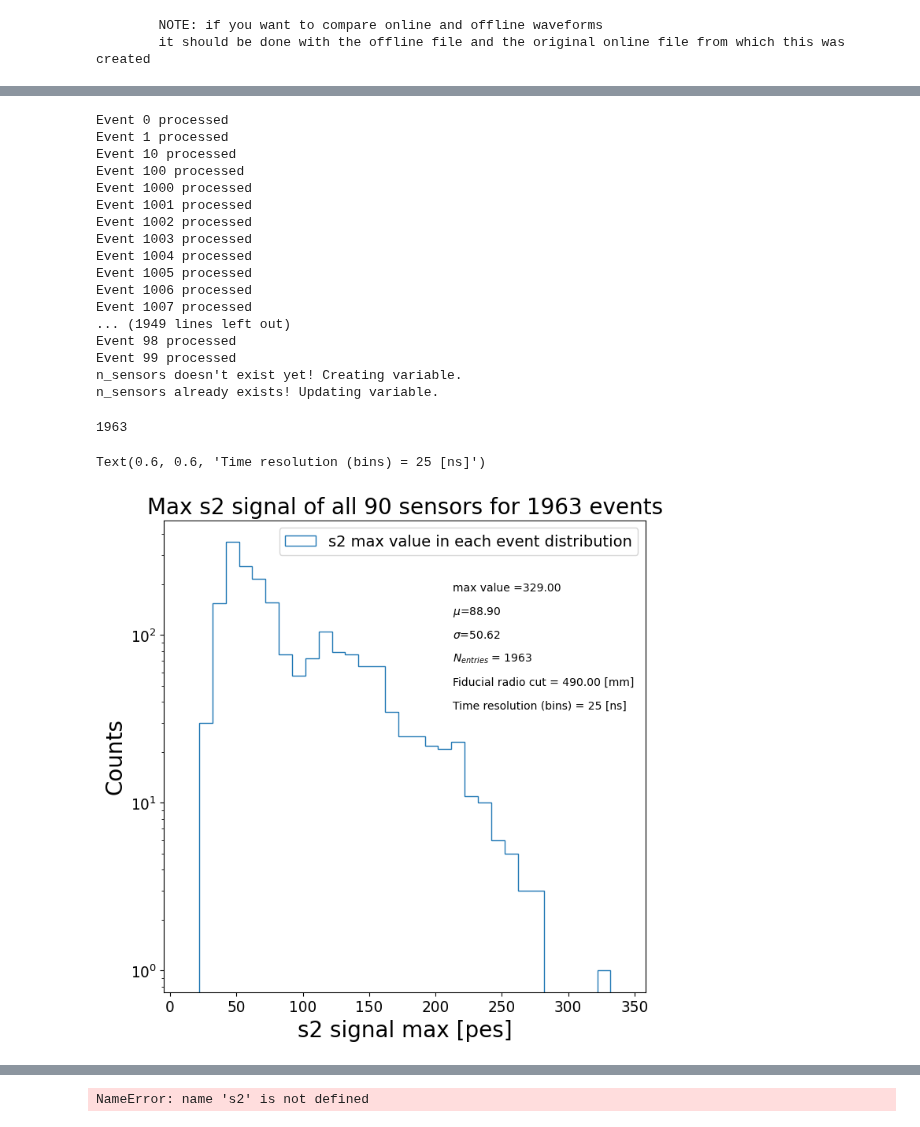
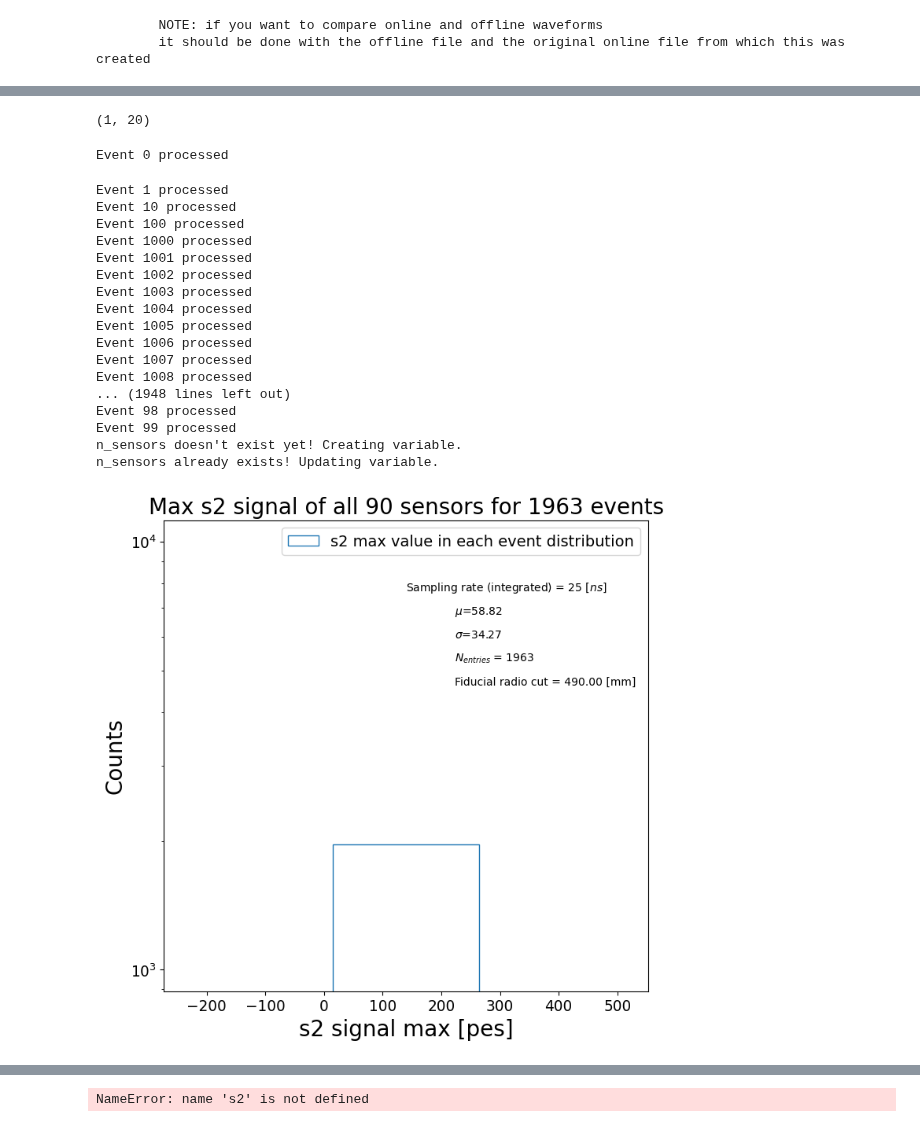
Before and after one commit to mariandbt/python, a Jupyter notebook: notebooks/20240228_s2_hists_dyn_range.ipynb, the cells around one changed output, grey strips where cells are left out. Drawn from its saved outputs; the diff is of its cells as text; code cells hidden in the pictures.

```diff
--- a/notebooks/20240228_s2_hists_dyn_range.ipynb
+++ b/notebooks/20240228_s2_hists_dyn_range.ipynb
@@ -36,8 +36,8 @@ path = path + '/20240313_s2simulation'
 
 # off_s2_file_path = os.path.join(path, "s2signals/20240315_bb0nu_2000ev_ELoff_s2_signal_20240304s2table.h5") # fluctuations
 # off_s2_file_path = os.path.join(path, "s2signals/20240318_bb0nu_200ev_ELoff_s2_signal_20240304s2table.h5") # fluctuations
-off_s2_file_path = os.path.join(path, "s2signals/20240318_bb0nu_2000ev_ELoff_s2_signal_20240304s2table.h5") # fluctuations
-
+# off_s2_file_path = os.path.join(path, "s2signals/20240318_bb0nu_2000ev_ELoff_s2_signal_20240304s2table.h5") # fluctuations
+off_s2_file_path = os.path.join(path, "s2signals/20240405_bb0nu_2000ev_ELoff_s2_signal_20240405s2table.h5") # 6sens + fluctuations
 
 # sns_positions, sns_response = setup.read_fiber_sens(online_s2_filename)
 
@@ -66,6 +110,10 @@ fiducial_radio already exists! Updating variable.
 Global parameters set successfully :)
 # %%
 # s2_max_dict, prim_e_r_dict = s2hist.build_offline_s2_max_dict(off_s2_file_path, bin_width_in_us)
+# %%
+rise_time, tau
+# %% [output]
+(1, 20)
 # %%
 # off_s2_file_path_1 = os.path.join(path, "s2signals/20240315_bb0nu_2000ev_ELoff_s2_signal_20240304s2table.h5") # fluctuations
 # off_s2_file_path_2 = os.path.join(path, "s2signals/20240318_bb0nu_200ev_ELoff_s2_signal_20240304s2table.h5") # fluctuations
@@ -85,36 +133,32 @@ for off_s2_file_path in off_s2_file_path_list:
 # print(s2_max_dict)
 # %% [output]
 Event 0 processed
-Event 1 processed
-Event 10 processed
-Event 100 processed
-Event 1000 processed
-Event 1001 processed
-Event 1002 processed
-Event 1003 processed
-Event 1004 processed
-Event 1005 processed
-Event 1006 processed
-Event 1007 processed
-... (1949 lines left out)
-Event 98 processed
-Event 99 processed
-n_sensors doesn't exist yet! Creating variable.
-n_sensors already exists! Updating variable.
+Event 1 processed
+Event 10 processed
+Event 100 processed
+Event 1000 processed
+Event 1001 processed
+Event 1002 processed
+Event 1003 processed
+Event 1004 processed
+Event 1005 processed
+Event 1006 processed
+Event 1007 processed
+Event 1008 processed
+... (1948 lines left out)
+Event 98 processed
+Event 99 processed
+n_sensors doesn't exist yet! Creating variable.
+n_sensors already exists! Updating variable.
-# %%
-len(prim_e_r_dict.values())
-# %% [output]
-1963
 # %%
-events, bin_edges, ax = s2hist.print_dyn_range_hist(s2_max_dict, bin_width_in_pes = 10)
+events, bin_edges, ax = s2hist.print_dyn_range_hist(s2_max_dict, bin_width_in_pes = 250)
 
 # font_size = 20
 
-ax.text(0.6, .6, 'Time resolution (bins) = %.0f [ns]'%(bin_width_in_us*1000),
-transform=ax.transAxes, fontsize=10, bbox=dict(facecolor='1.', edgecolor='none', pad=3.0))
+ax.text(0.5, .85, r'Sampling rate (integrated) = %.0f [$ns$]'%(bin_width_in_us*1000),
+transform=ax.transAxes, fontsize=10, bbox=dict(facecolor='1.', edgecolor='none', pad=3.0));
 # %% [output]
-Text(0.6, 0.6, 'Time resolution (bins) = 25 [ns]')
-[figure, old version]
+[figure, new version]
 # %%
 events, bin_edges, ax = s2hist.print_dyn_range_hist(s2_max_dict, bin_width_in_pes = 10)
 
```
Also changed, not shown: parts of 13 cells of this notebook, 55 other files.
